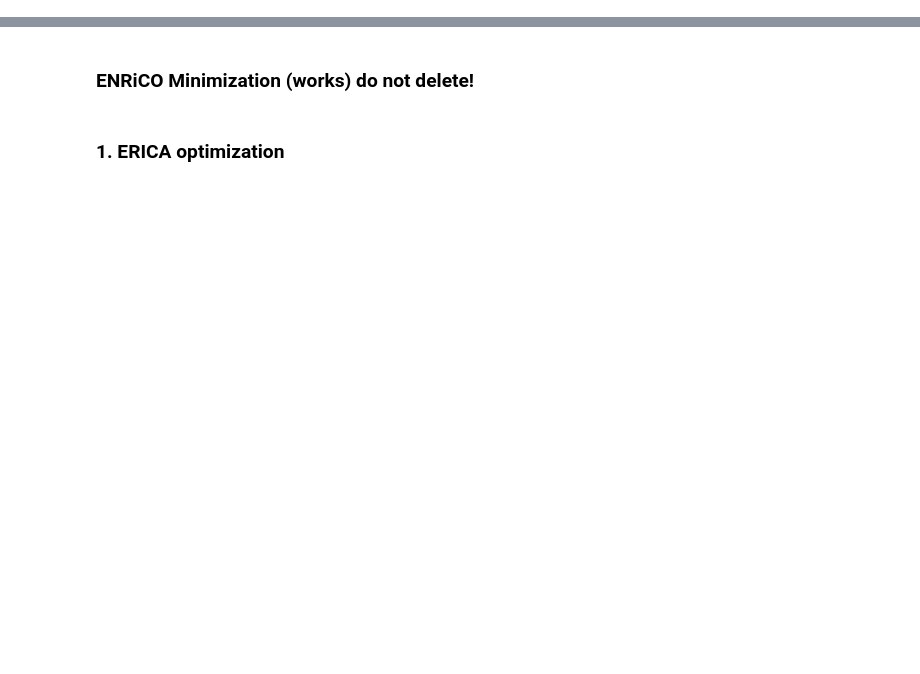
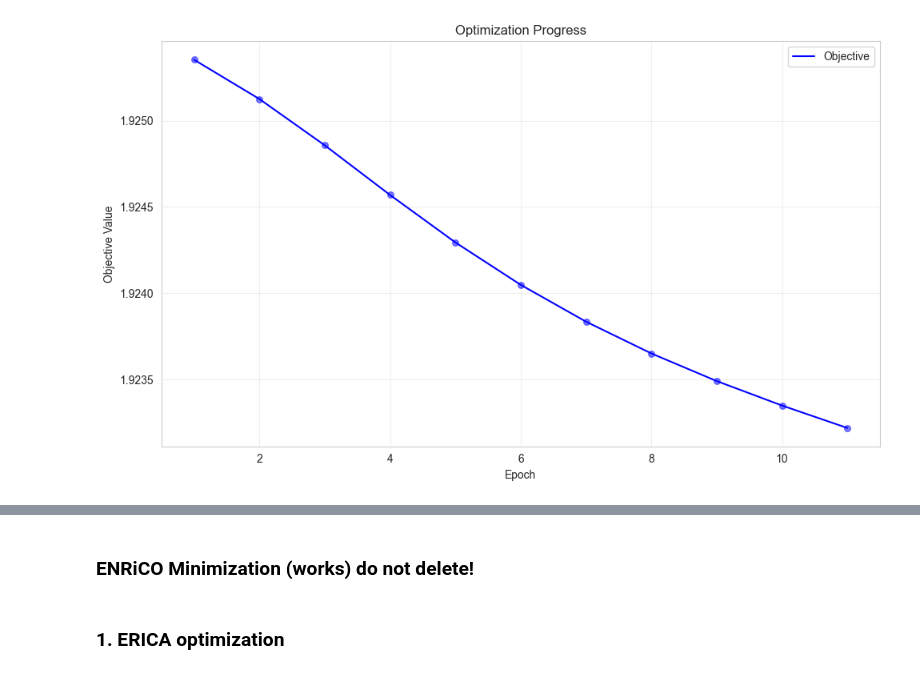
Before and after one commit to yfelekis/DiRoCA, a Jupyter notebook: erica_gelbrich_optimisation.ipynb, the cells around one changed output, grey strips where cells are left out. Cells and saved outputs as stored; diff of their text form; code cells hidden in the pictures; blank space fills up the shorter version.

```diff
--- a/erica_gelbrich_optimisation.ipynb
+++ b/erica_gelbrich_optimisation.ipynb
@@ -706,4 +709,7 @@ def run_optimization(theta_hatL, theta_hatH, initial_theta,
 # %%
+epsilon = .9
+delta   = .8
+
 theta_hatL   = {'mu_U': mu_U_ll_hat, 'Sigma_U': Sigma_U_ll_hat, 'radius': epsilon}
 theta_hatH   = {'mu_U': mu_U_hl_hat, 'Sigma_U': Sigma_U_hl_hat, 'radius': delta}
 
@@ -748,0 +912,35 @@ params_Lerica, params_Herica, T_erica_prox, inobjs, epobjs = run_optimization(**
+# %%
+def plot_overall_progress(objectives_list, robust=False):
+    """
+    Plot objective values over epochs from a simple list.
+
+    Args:
+        objectives_list: List of objective values per epoch
+        robust: Boolean flag (not used in this simplified version)
+    """
+    plt.figure(figsize=(10, 6))
+
+    # Create x-axis values (epoch numbers)
+    epochs = range(1, len(objectives_list) + 1)
+
+    # Plot the objectives
+    sns.lineplot(
+        x=epochs,
+        y=objectives_list,
+        color='blue',
+        label='Objective'
+    )
+
+    plt.title('Optimization Progress')
+    plt.xlabel('Epoch')
+    plt.ylabel('Objective Value')
+    plt.grid(True, alpha=0.3)
+
+    # Add markers to better see individual points
+    plt.scatter(epochs, objectives_list, color='blue', alpha=0.5, s=30)
+
+    # Scientific notation for y-axis if values are very small/large
+    plt.ticklabel_format(style='sci', axis='y', scilimits=(0,0))
+
+    plt.tight_layout()
+    plt.show()
@@ -749,3 +961,7 @@ params_Lerica, params_Herica, T_erica_prox, inobjs, epobjs = run_optimization(**
+# %%
+plot_overall_progress(condition_num_list)
+# %% [output]
+[figure, added]
 # %%
 # params_erica =  {
 #                     'theta_hatL': theta_hatL,
```
Also changed, not shown: parts of 13 cells of this notebook, 7 other files.
